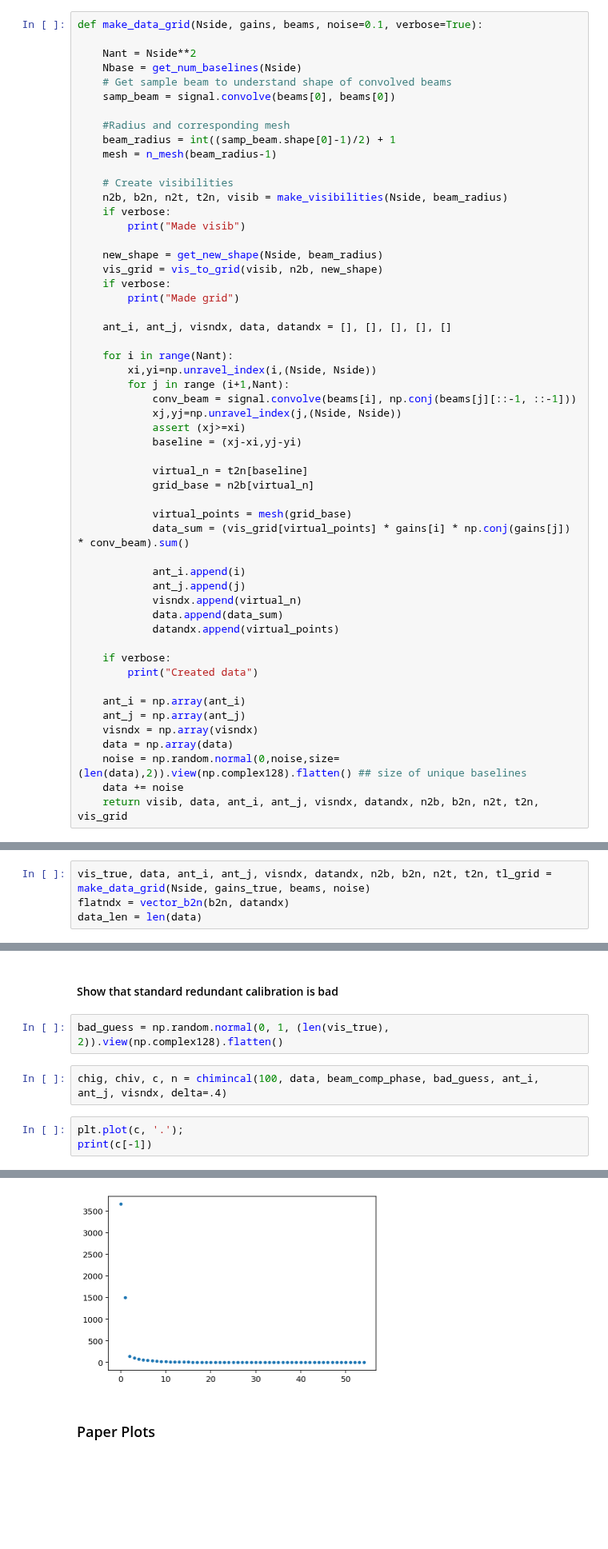
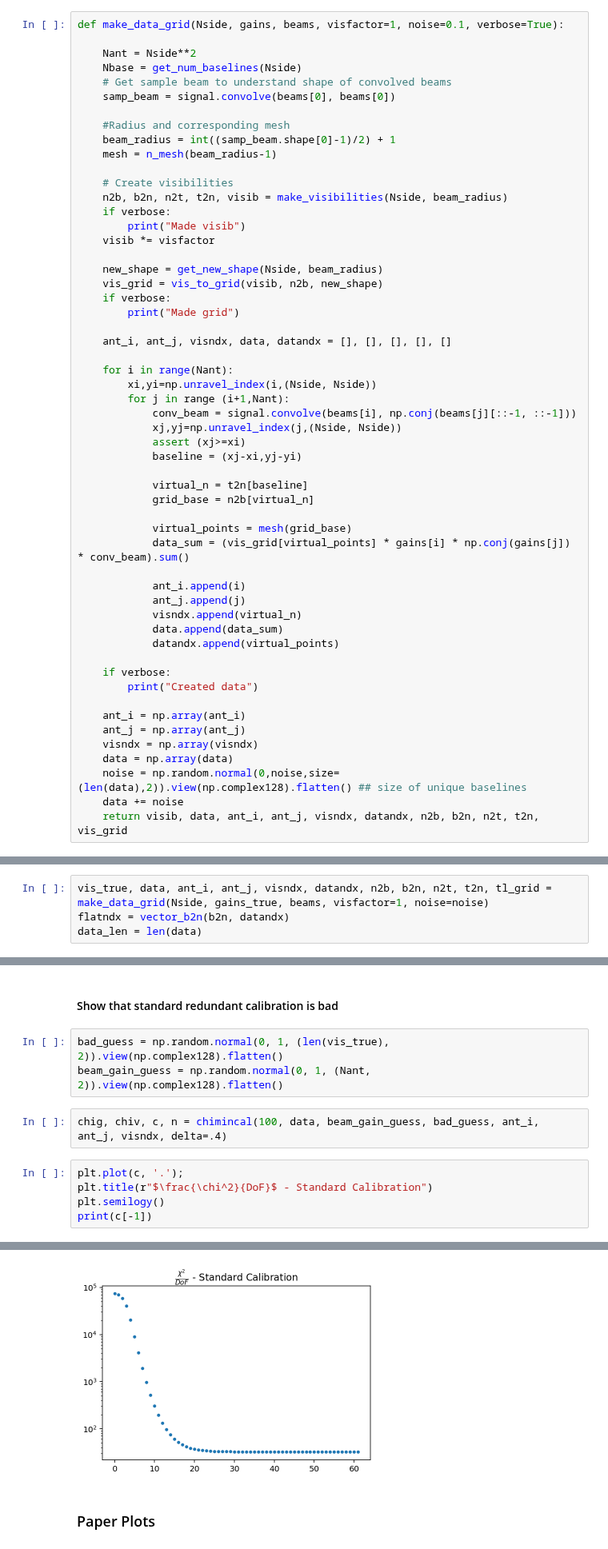
Before and after one commit to pecom/red-calibration, a Jupyter notebook: RealArrayTests.ipynb, the cells around one changed output, grey strips where cells are left out. Shown at 80% size. Cells and saved outputs as stored; diff of their text form; blank space fills up the shorter version.

```diff
--- a/RealArrayTests.ipynb
+++ b/RealArrayTests.ipynb
@@ -287,7 +287,7 @@ def create_fake_flatndx(Nside, n_beam):
     ant_j = np.array(ant_j)
     return flat, ant_i, ant_j
 # %%
-def make_data_grid(Nside, gains, beams, noise=0.1, verbose=True):
+def make_data_grid(Nside, gains, beams, visfactor=1, noise=0.1, verbose=True):
 
     Nant = Nside**2
     Nbase = get_num_baselines(Nside)
@@ -302,6 +302,7 @@ def make_data_grid(Nside, gains, beams, noise=0.1, verbose=True):
     n2b, b2n, n2t, t2n, visib = make_visibilities(Nside, beam_radius)
     if verbose:
         print("Made visib")
+    visib *= visfactor
 
     new_shape = get_new_shape(Nside, beam_radius)
     vis_grid = vis_to_grid(visib, n2b, new_shape)
@@ -595,7 +618,7 @@ beams = unmean_beams
 # %%
 beams = beams + 1e-5*np.random.random((*beams.shape, 2)).view(dtype=np.complex128).reshape(beams.shape)
 # %%
-vis_true, data, ant_i, ant_j, visndx, datandx, n2b, b2n, n2t, t2n, tl_grid = make_data_grid(Nside, gains_true, beams, noise)
+vis_true, data, ant_i, ant_j, visndx, datandx, n2b, b2n, n2t, t2n, tl_grid = make_data_grid(Nside, gains_true, beams, visfactor=1, noise=noise)
 flatndx = vector_b2n(b2n, datandx)
 data_len = len(data)
 # %% [output]
@@ -668,9 +722,12 @@ Flat solution  (9816.11543061706, 9900, 0.9915268111734403)
 #### Show that standard redundant calibration is bad
 # %%
 bad_guess = np.random.normal(0, 1, (len(vis_true), 2)).view(np.complex128).flatten()
+beam_gain_guess = np.random.normal(0, 1, (Nant, 2)).view(np.complex128).flatten()
 # %%
-chig, chiv, c, n = chimincal(100, data, beam_comp_phase, bad_guess, ant_i, ant_j, visndx, delta=.4)
+chig, chiv, c, n = chimincal(100, data, beam_gain_guess, bad_guess, ant_i, ant_j, visndx, delta=.4)
 # %%
 plt.plot(c, '.');
+plt.title(r"$\frac{\chi^2}{DoF}$ - Standard Calibration")
+plt.semilogy()
 print(c[-1])
 # %% [output]
@@ -678,4 +735,4 @@ print(c[-1])
-[figure, old version]
+[figure, new version]
 # %% [markdown]
 ### Paper Plots
 # %%
```
Also changed, not shown: parts of 27 cells of this notebook.
